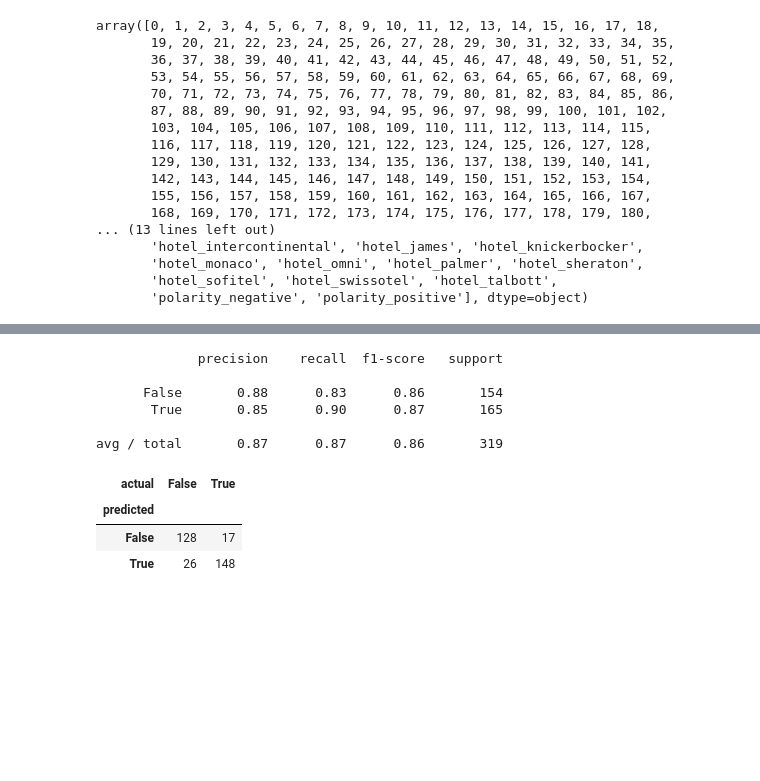
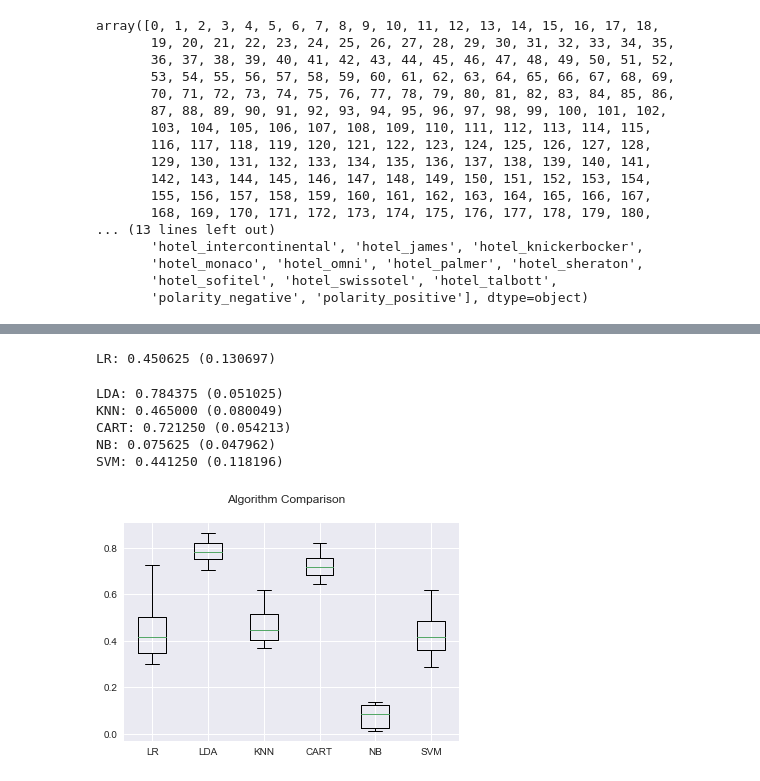
Before and after one commit to chrisgian/Capstone2-NLP-Hotel-Reviews, a Jupyter notebook: Capstone 2 - Topic Modeling and Prediction of Deceptive Reviews.ipynb, the cells around one changed output, grey strips where cells are left out. Cells and saved outputs as stored; diff of their text form; code cells hidden in the pictures; blank space fills up the shorter version.

Commit message:
added model comparison

```diff
--- a/Capstone 2 - Topic Modeling and Prediction of Deceptive Reviews.ipynb
+++ b/Capstone 2 - Topic Modeling and Prediction of Deceptive Reviews.ipynb
@@ -369,20 +314,50 @@ y_test[mask]
-# %%
-y_true, y_pred = y_test[mask], clf.predict(X_test[mask])
-print(classification_report(y_true, y_pred))
-print()
-# %% [output]
-             precision    recall  f1-score   support
-
-      False       0.88      0.83      0.86       154
-       True       0.85      0.90      0.87       165
-
-avg / total       0.87      0.87      0.86       319
-# %%
-pandas.crosstab(
-clf.best_estimator_.predict(X_test[mask]),
-y_test[mask],rownames=['predicted'], colnames=['actual'])
-# %% [output]
-| actual | False | True |
-| predicted |  |  |
-| False | 128 | 17 |
-| True | 26 | 148 |
+# %%
+# Compare Algorithms
+from sklearn import model_selection
+from sklearn.linear_model import LogisticRegression
+from sklearn.tree import DecisionTreeClassifier
+from sklearn.neighbors import KNeighborsClassifier
+from sklearn.discriminant_analysis import LinearDiscriminantAnalysis
+from sklearn.naive_bayes import GaussianNB
+from sklearn.svm import SVC
+from sklearn.metrics import classification_report
+X = data_nlp_decomposed
+Y = data_nlp.deceptive == 'deceptive'
+# %%
+# prepare configuration for cross validation test harness
+seed = 7
+# prepare models
+models = []
+models.append(('LR', LogisticRegression()))
+models.append(('LDA', LinearDiscriminantAnalysis()))
+models.append(('KNN', KNeighborsClassifier()))
+models.append(('CART', DecisionTreeClassifier()))
+models.append(('NB', GaussianNB()))
+models.append(('SVM', SVC()))
+# evaluate each model in turn
+results = []
+names = []
+
+for name, model in models:
+    kfold = model_selection.KFold(n_splits=10, random_state=seed)
+    cv_results = model_selection.cross_val_score(model, X, Y, cv=kfold, scoring='accuracy')
+    results.append(cv_results)
+    names.append(name)
+    msg = "%s: %f (%f)" % (name, cv_results.mean(), cv_results.std())
+    print(msg)
+
+# boxplot algorithm comparison
+fig = pyplot.figure()
+fig.suptitle('Algorithm Comparison')
+ax = fig.add_subplot(111)
+pyplot.boxplot(results)
+ax.set_xticklabels(names)
+pyplot.show()
+# %% [output]
+LR: 0.450625 (0.130697)
+LDA: 0.784375 (0.051025)
+KNN: 0.465000 (0.080049)
+CART: 0.721250 (0.054213)
+NB: 0.075625 (0.047962)
+SVM: 0.441250 (0.118196)
+[figure, added]
```
Also changed, not shown: parts of 49 cells of this notebook.
